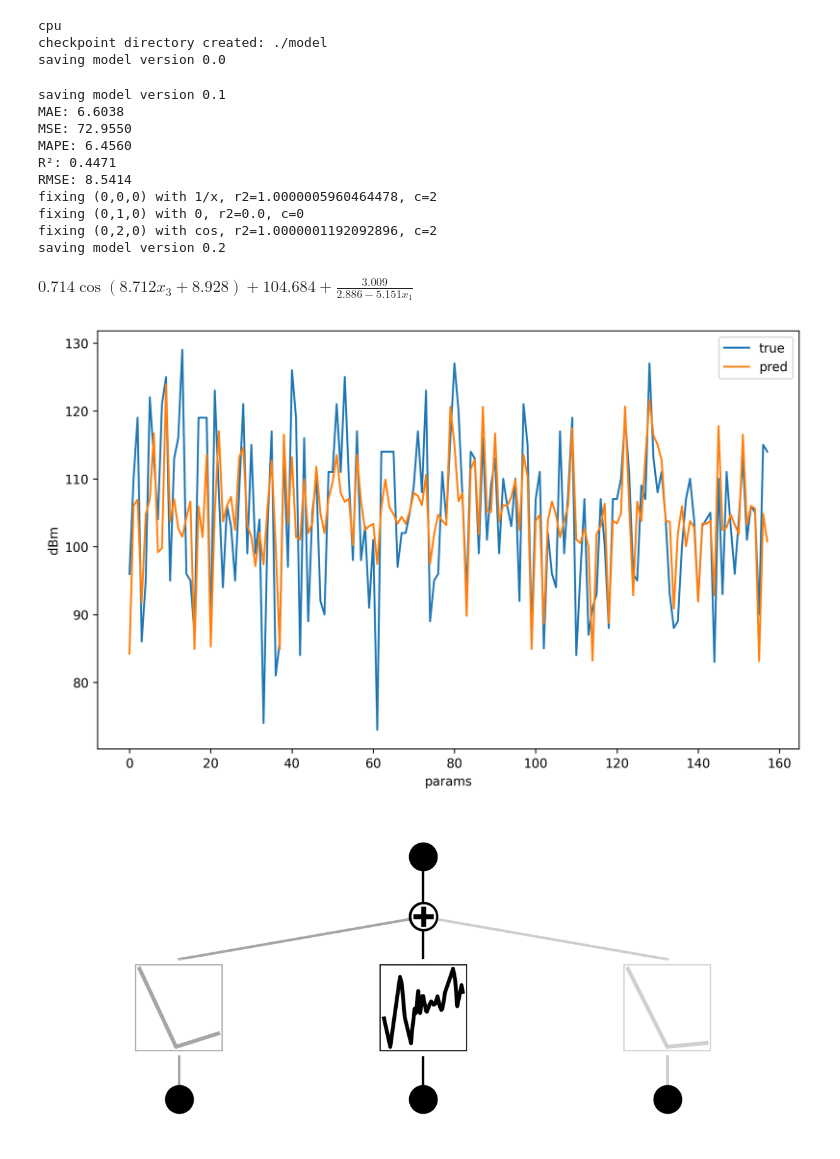
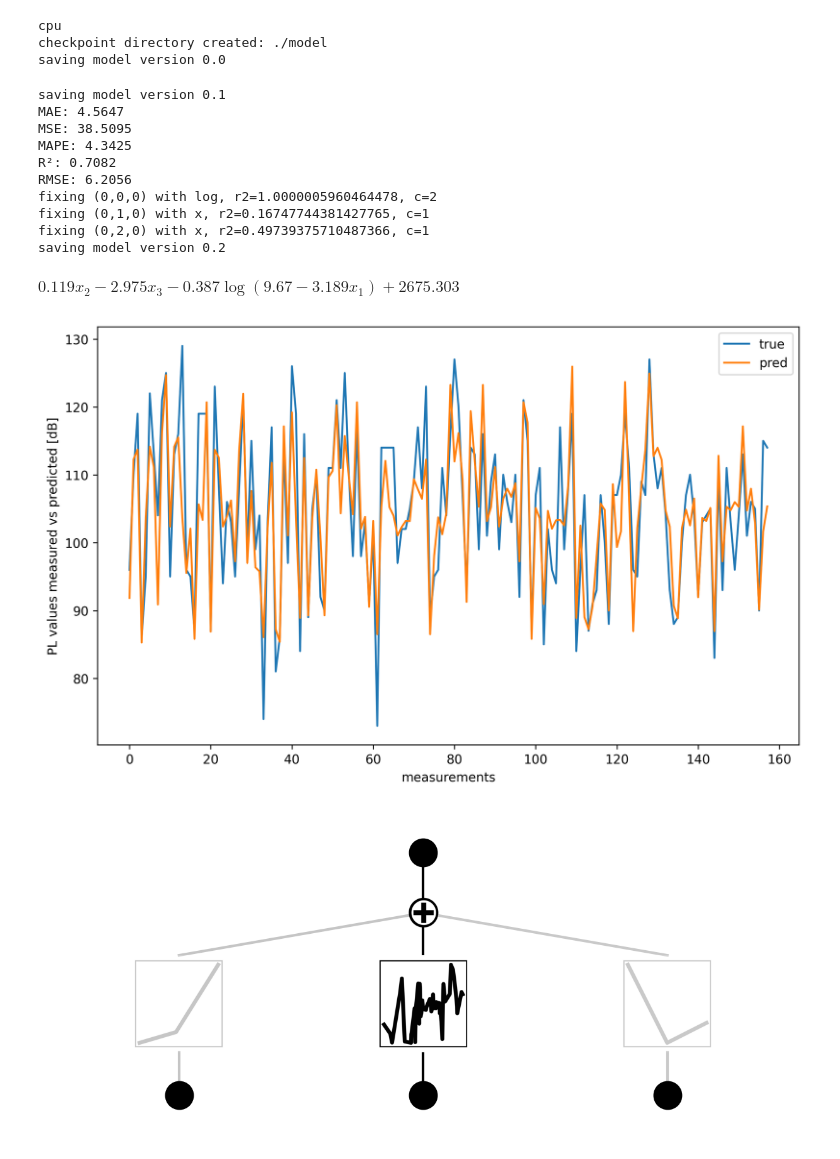
Before and after one commit to sensorlab/AutoPL, a Jupyter notebook: EmpiricalOutdoor.ipynb, the cells around one changed output. Saved outputs shown, nothing was run; the diff lists cells and outputs as text; code cells hidden in the pictures.

Commit message:
Outdoor model.

```diff
--- a/EmpiricalOutdoor.ipynb
+++ b/EmpiricalOutdoor.ipynb
@@ -27,8 +27,8 @@ def eval_kan(model_kan, test_data):
     plt.plot(time, y_true)
     plt.plot(time, y_pred)
     plt.legend(['true', 'pred'])
-    plt.ylabel('dBm')
-    plt.xlabel('params')
+    plt.ylabel('PL values measured vs predicted [dB]')
+    plt.xlabel('measurements')
 
 
     mse  = mean_squared_error(y_true, y_pred)
@@ -88,43 +88,45 @@ train_input, test_input, train_label, test_label = train_test_split(
 
 # Convert to PyTorch tensors
 train_input = torch.tensor(train_input, dtype=torch.float32)
 test_input = torch.tensor(test_input, dtype=torch.float32)
 
 train_label = torch.tensor(train_label, dtype=torch.float32).unsqueeze(1)
 test_label = torch.tensor(test_label, dtype=torch.float32).unsqueeze(1)
 
 # Prepare the dataset dictionary
 dataset = {}
 dataset['train_input'] = train_input
 dataset['test_input'] = test_input
 dataset['train_label'] = train_label
 dataset['test_label'] = test_label
 
-model = KAN(width=[3,1], grid=20, k=3, seed=42, device=device)
+model = KAN(width=[3,1], grid=50, k=3, seed=42, device=device)
 
-model.fit(dataset, opt="LBFGS", steps=100, lamb=0.02, lamb_entropy=2.);
+# this is the learnt KAN model (splines + edge weights)
+model.fit(dataset, opt="LBFGS", steps=300, lamb=0.0002, lamb_entropy=2.);
 
 eval_kan(model, dataset)
 model.plot()
 
+# this is the symbolic approximation of the learnt splines with interpretable mathematical functions
 lib = ['x', 'log', 'sqrt', 'abs']
 model.auto_symbolic(lib=lib)
 
 ex_round(model.symbolic_formula()[0][0], 3)
 # %% [output]
 cpu
 checkpoint directory created: ./model
 saving model version 0.0
 saving model version 0.1
-MAE: 6.6038
-MSE: 72.9550
-MAPE: 6.4560
-R²: 0.4471
-RMSE: 8.5414
-fixing (0,0,0) with 1/x, r2=1.0000005960464478, c=2
-fixing (0,1,0) with 0, r2=0.0, c=0
-fixing (0,2,0) with cos, r2=1.0000001192092896, c=2
+MAE: 4.5647
+MSE: 38.5095
+MAPE: 4.3425
+R²: 0.7082
+RMSE: 6.2056
+fixing (0,0,0) with log, r2=1.0000005960464478, c=2
+fixing (0,1,0) with x, r2=0.16747744381427765, c=1
+fixing (0,2,0) with x, r2=0.49739375710487366, c=1
 saving model version 0.2
-$\displaystyle 0.714 \cos{\left(8.712 x_{3} + 8.928 \right)} + 104.684 + \frac{3.009}{2.886 - 5.151 x_{1}}$
+$\displaystyle 0.119 x_{2} - 2.975 x_{3} - 0.387 \log{\left(9.67 - 3.189 x_{1} \right)} + 2675.303$
-[figure, old version]
+[figure, new version]
-[figure, old version]
+[figure, new version]
```
Also changed, not shown: parts of 3 cells of this notebook.
